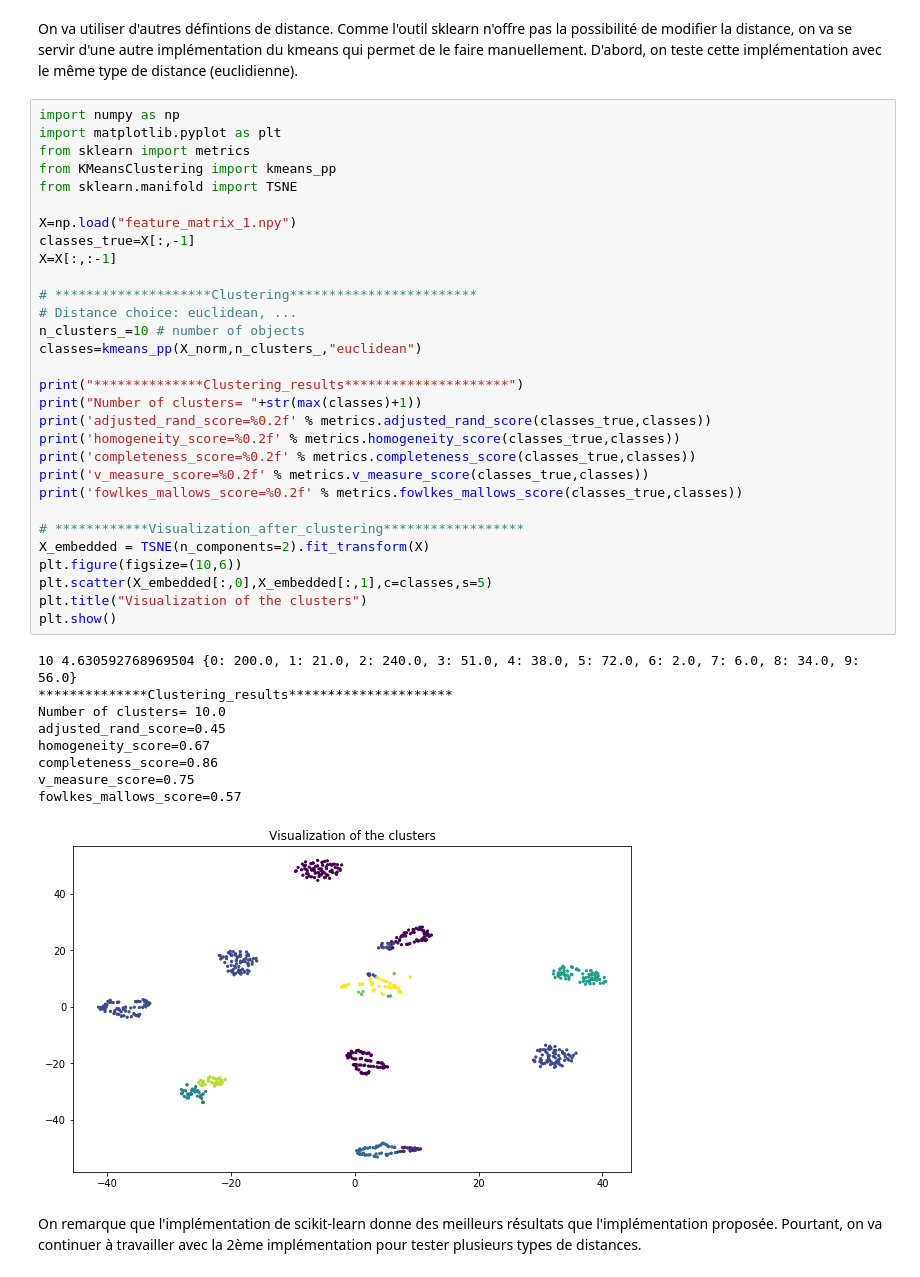
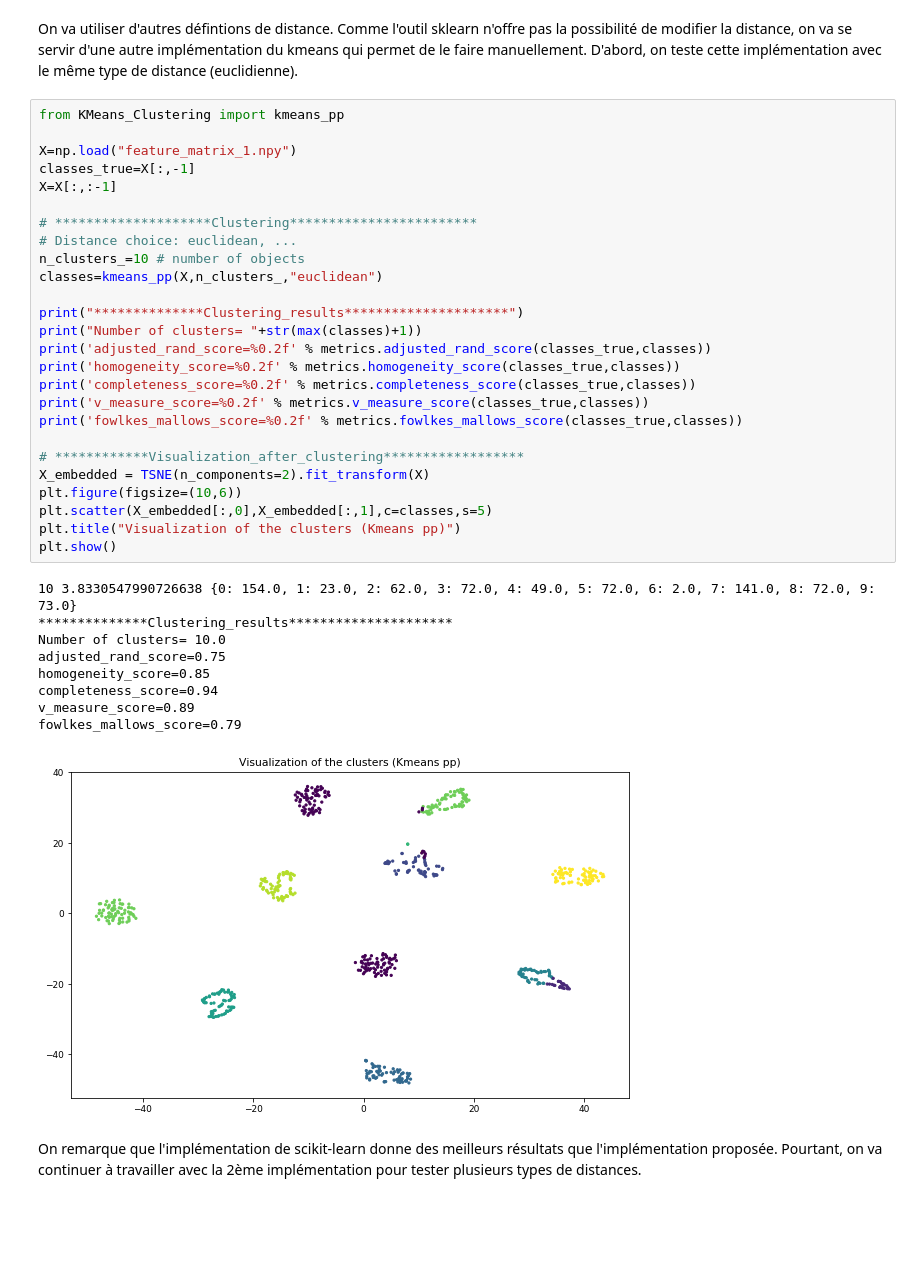
Before and after one commit to FirasAzzouz/Projet-S8, a Jupyter notebook: Clustering_et_résultats_2.ipynb, the cells around one changed output. Saved outputs shown, nothing was run; the diff lists cells and outputs as text; blank space fills up the shorter version.

```diff
--- a/Clustering_et_résultats_2.ipynb
+++ b/Clustering_et_résultats_2.ipynb
@@ -130,45 +134,41 @@ On remarque qu'en combinant tous les descripteurs, on arrive bien séparer les i
 # %% [markdown]
 On va utiliser d'autres défintions de distance. Comme l'outil sklearn n'offre pas la possibilité de modifier la distance, on va se servir d'une autre implémentation du kmeans qui permet de le faire manuellement. D'abord, on teste cette implémentation avec le même type de distance (euclidienne).
 # %%
-import numpy as np
-import matplotlib.pyplot as plt
-from sklearn import metrics
-from KMeansClustering import kmeans_pp
-from sklearn.manifold import TSNE
+from KMeans_Clustering import kmeans_pp
 
 X=np.load("feature_matrix_1.npy")
 classes_true=X[:,-1]
 X=X[:,:-1]
 
 # ********************Clustering************************
 # Distance choice: euclidean, ...
 n_clusters_=10 # number of objects
-classes=kmeans_pp(X_norm,n_clusters_,"euclidean")
+classes=kmeans_pp(X,n_clusters_,"euclidean")
 
 print("**************Clustering_results*********************")
 print("Number of clusters= "+str(max(classes)+1))
 print('adjusted_rand_score=%0.2f' % metrics.adjusted_rand_score(classes_true,classes))
 print('homogeneity_score=%0.2f' % metrics.homogeneity_score(classes_true,classes))
 print('completeness_score=%0.2f' % metrics.completeness_score(classes_true,classes))
 print('v_measure_score=%0.2f' % metrics.v_measure_score(classes_true,classes))
 print('fowlkes_mallows_score=%0.2f' % metrics.fowlkes_mallows_score(classes_true,classes))
 
 # ************Visualization_after_clustering******************
 X_embedded = TSNE(n_components=2).fit_transform(X)
 plt.figure(figsize=(10,6))
 plt.scatter(X_embedded[:,0],X_embedded[:,1],c=classes,s=5)
-plt.title("Visualization of the clusters")
+plt.title("Visualization of the clusters (Kmeans pp)")
 plt.show()
 # %% [output]
-10 4.630592768969504 {0: 200.0, 1: 21.0, 2: 240.0, 3: 51.0, 4: 38.0, 5: 72.0, 6: 2.0, 7: 6.0, 8: 34.0, 9: 56.0}
+10 3.8330547990726638 {0: 154.0, 1: 23.0, 2: 62.0, 3: 72.0, 4: 49.0, 5: 72.0, 6: 2.0, 7: 141.0, 8: 72.0, 9: 73.0}
 **************Clustering_results*********************
 Number of clusters= 10.0
-adjusted_rand_score=0.45
-homogeneity_score=0.67
-completeness_score=0.86
-v_measure_score=0.75
-fowlkes_mallows_score=0.57
+adjusted_rand_score=0.75
+homogeneity_score=0.85
+completeness_score=0.94
+v_measure_score=0.89
+fowlkes_mallows_score=0.79
-[figure, old version]
+[figure, new version]
 # %% [markdown]
 On remarque que l'implémentation de scikit-learn donne des meilleurs résultats que l'implémentation proposée. Pourtant, on va continuer à travailler avec la 2ème implémentation pour tester plusieurs types de distances.
 # %%
```
Also changed, not shown: parts of 19 cells of this notebook, 4 other files.
